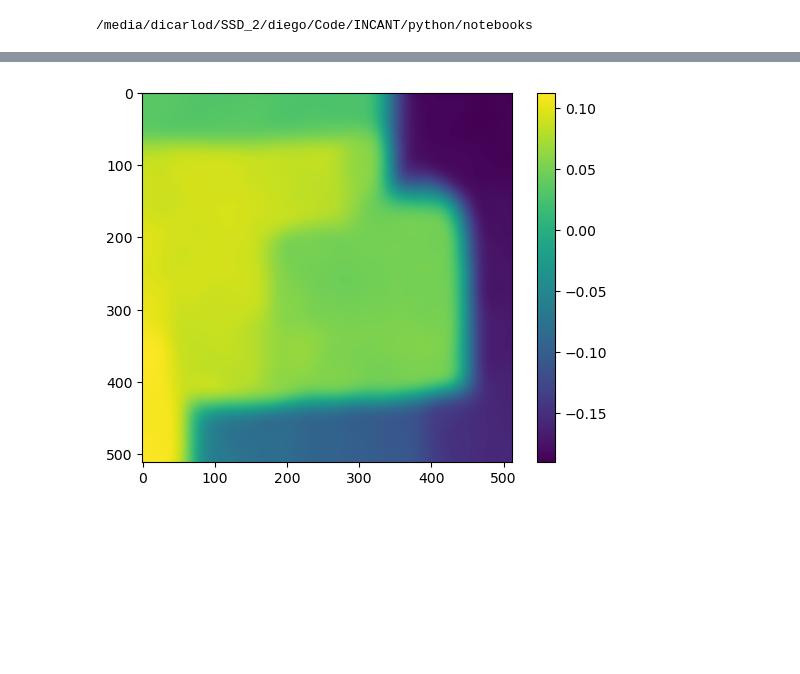
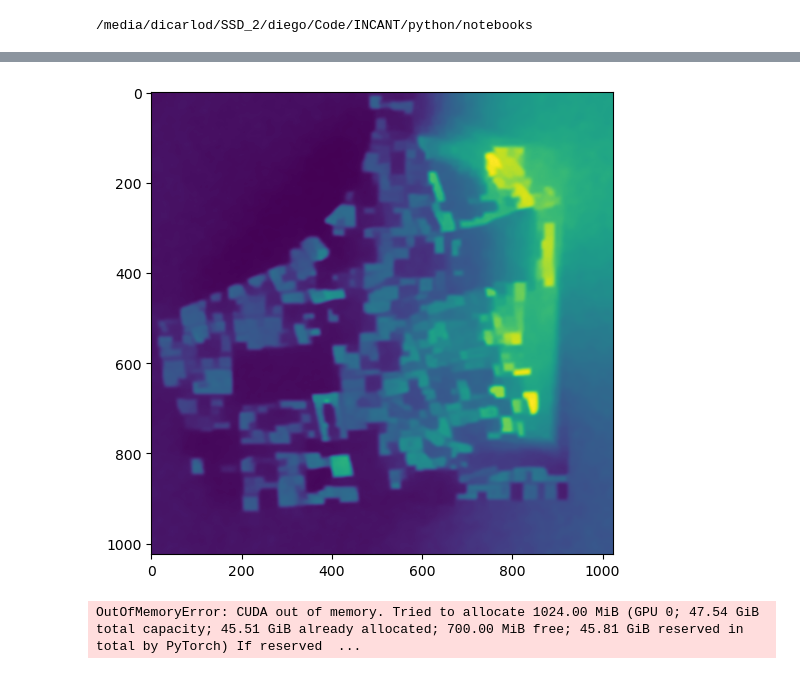
Before and after one commit to PeterJackNaylor/NN-4-change-detection, a Jupyter notebook: python/notebooks/[Sandbox,FullData] SIREN.ipynb, the cells around one changed output, grey strips where cells are left out. Saved outputs shown, nothing was run; the diff lists cells and outputs as text; code cells hidden in the pictures; blank space fills up the shorter version.

```diff
--- a/python/notebooks/[Sandbox,FullData] SIREN.ipynb
+++ b/python/notebooks/[Sandbox,FullData] SIREN.ipynb
@@ -236 +282,5 @@ plt.show()
+# %%
+best_model_path = Path("./checkpoint.pt")
+model.load_state_dict(torch.load(best_model_path))
+best_model = model
 # %%
@@ -305,20 +347,28 @@ MAE: 7.6201 MSE: 64.8215 STD: 2.5993 sMSE: 8.0512
 # %%
-n_points = 512
-xy_cont = np.stack(np.meshgrid(
-    np.linspace(-0.9, 0.9, n_points),
-    np.linspace(-0.9, 0.9, n_points),
-    np.array([0.]),
-    indexing='ij'
-), axis=-1).reshape(-1,3)
+n_points = 1024
 
-xy_cont = torch.from_numpy(xy_cont).float().to(device)
+est = []
 
-best_model.eval()
-estimaded = best_model(xy_cont)
-estimaded = estimaded.reshape(n_points, n_points)
+for t in [0., 1.]:
+    xy_cont = np.stack(np.meshgrid(
+        np.linspace(-0.9, 0.9, n_points),
+        np.linspace(-0.9, 0.9, n_points),
+        np.array([t]),
+        indexing='ij'
+    ), axis=-1).reshape(-1,3)
+
+    xy_cont = torch.from_numpy(xy_cont).float().to(device)
+
+    best_model.eval()
+    estimaded = best_model(xy_cont)
+    estimaded = estimaded.reshape(n_points, n_points)
+
+    est.append([xy_cont, estimaded])
+
+    plt.figure(figsize=(6,6))
+    plt.imshow(estimaded.detach().cpu().numpy())
+    # plt.colorbar()
+    plt.show()
+# %% [output]
+[figure, added]
+OutOfMemoryError: CUDA out of memory. Tried to allocate 1024.00 MiB (GPU 0; 47.54 GiB total capacity; 45.51 GiB already allocated; 700.00 MiB free; 45.81 GiB reserved in total by PyTorch) If reserved  ...
-# %%
-plt.imshow(estimaded.detach().cpu().numpy())
-plt.colorbar()
-plt.show()
-# %% [output]
-[figure, removed]
```
Also changed, not shown: parts of 18 cells of this notebook, 5 other files.
